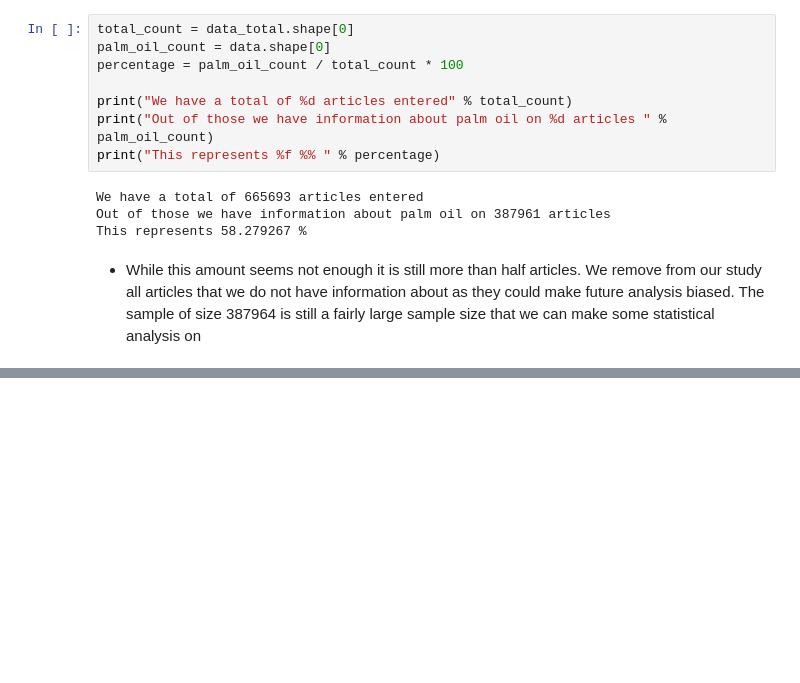
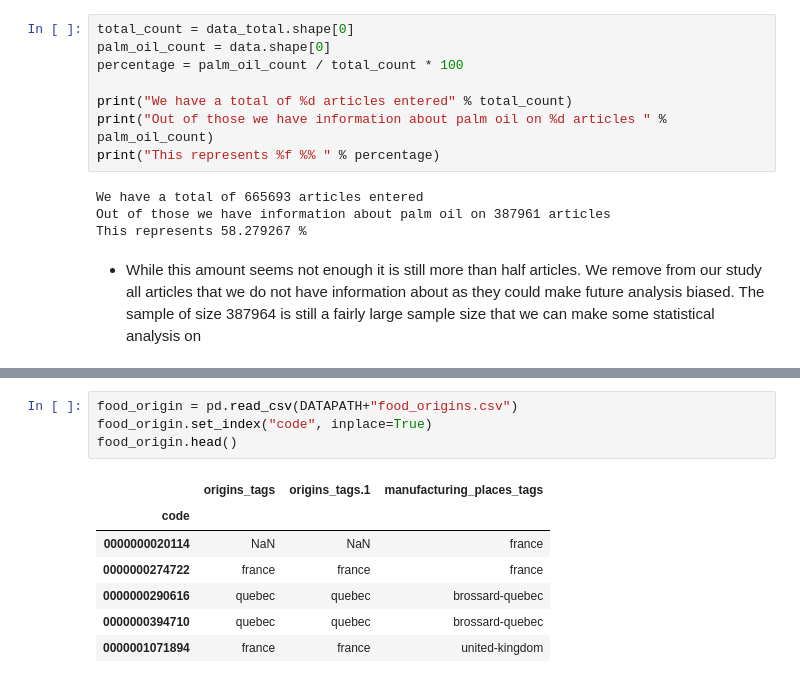
Before and after one commit to lanzrein/ada_project, a Jupyter notebook: PalmOil.ipynb, the cells around one changed output, grey strips where cells are left out. Saved outputs shown, nothing was run; the diff lists cells and outputs as text; blank space fills up the shorter version.

```diff
--- a/PalmOil.ipynb
+++ b/PalmOil.ipynb
@@ -53,0 +93,12 @@ contains_palm['inde'.plot.bar(logy=True)
+# %%
+food_origin = pd.read_csv(DATAPATH+"food_origins.csv")
+food_origin.set_index("code", inplace=True)
+food_origin.head()
+# %% [output]
+|  | origins_tags | origins_tags.1 | manufacturing_places_tags |
+| code |  |  |  |
+| 0000000020114 | NaN | NaN | france |
+| 0000000274722 | france | france | france |
+| 0000000290616 | quebec | quebec | brossard-quebec |
+| 0000000394710 | quebec | quebec | brossard-quebec |
+| 0000001071894 | france | france | united-kingdom |
```
Also changed, not shown: parts of 13 cells of this notebook.
